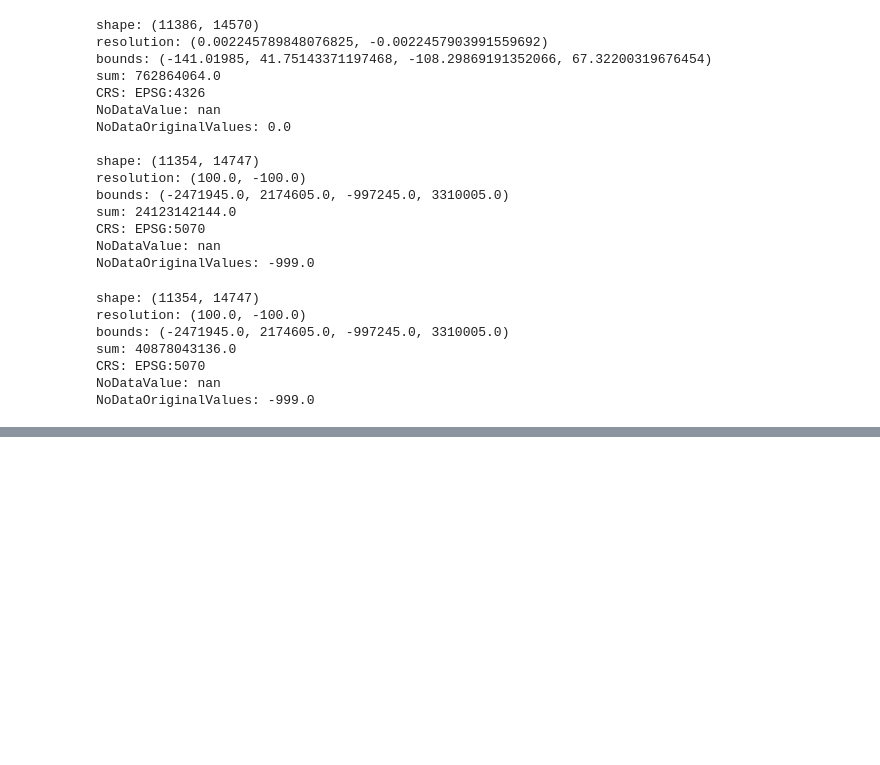
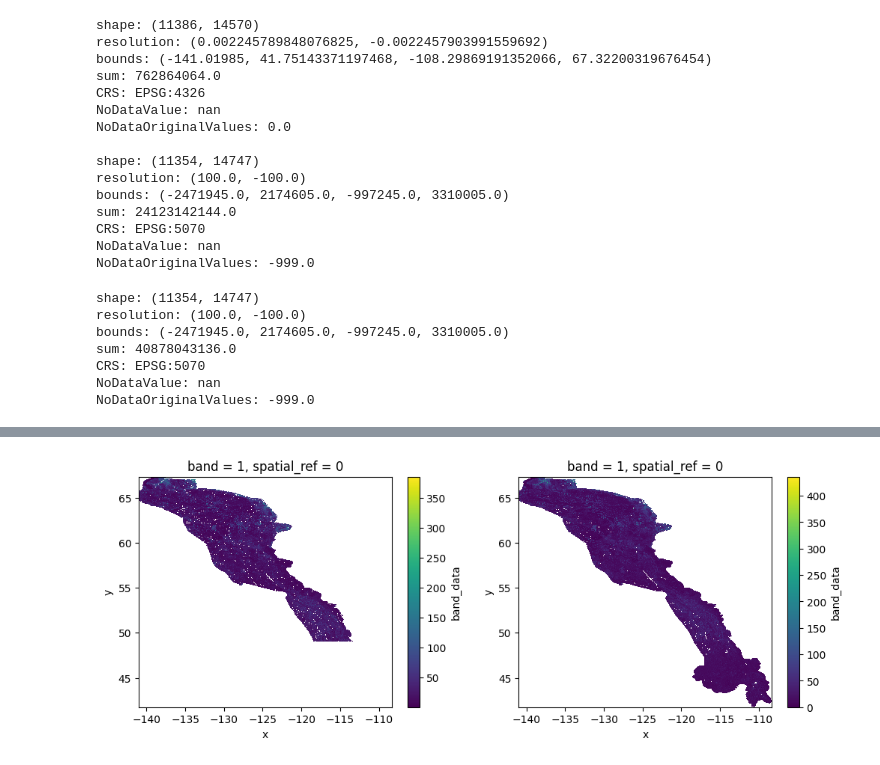
Before and after one commit to bermane/y2y-carbon, a Jupyter notebook: mosaic_carbon_stocks.ipynb, the cells around one changed output, grey strips where cells are left out. Saved outputs shown, nothing was run; the diff lists cells and outputs as text; code cells hidden in the pictures; blank space fills up the shorter version.

```diff
--- a/mosaic_carbon_stocks.ipynb
+++ b/mosaic_carbon_stocks.ipynb
@@ -174,0 +275,11 @@ plt.draw()
+# %%
+# combine datasets, defaulting to Sothe values
+soc_0_1m_kg_m2 = soc_sothe.combine_first(soc_olm_reproj)
+# %%
+# plot the two
+fig, axes = plt.subplots(ncols=2, figsize=(12,4))
+soc_sothe.plot(ax=axes[0])
+soc_0_1m_kg_m2.plot(ax=axes[1])
+plt.draw()
+# %% [output]
+[figure, added]
```
Also changed, not shown: parts of 25 cells of this notebook, 1 other file.
